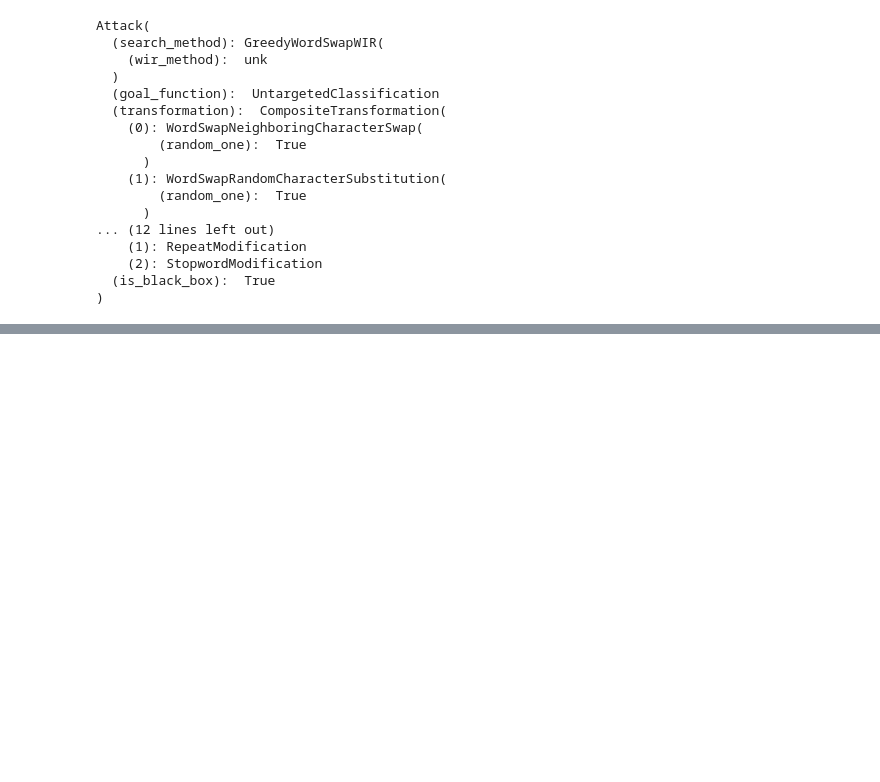
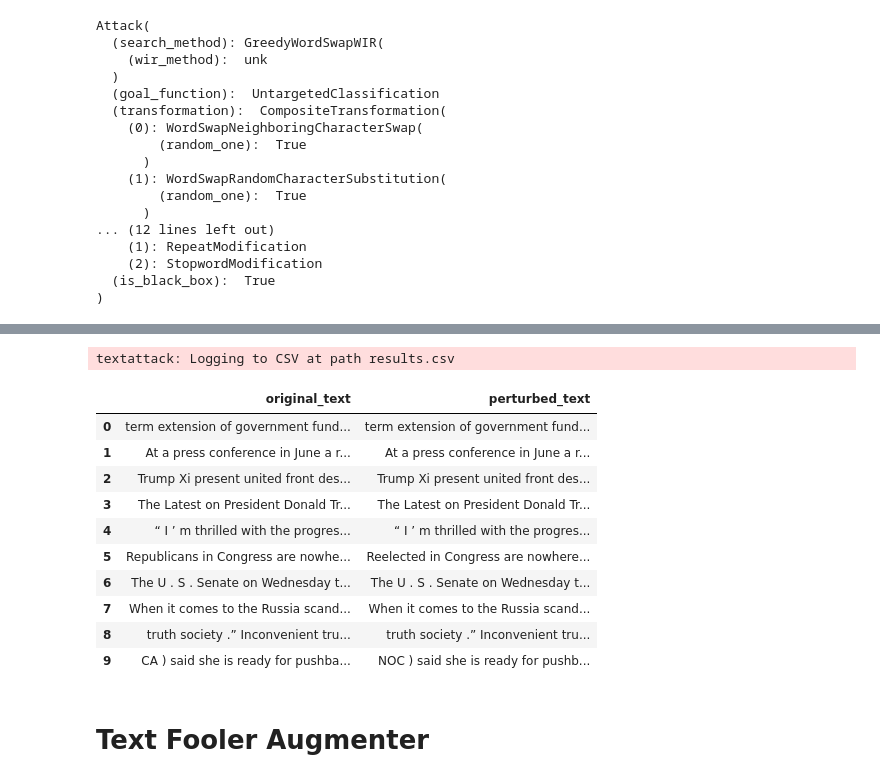
Before and after one commit to nishitjain97/Adversarial-Perturbations-for-Robustness-of-Large-Language-Models, a Jupyter notebook: TextAttackTest/ManyAttacks.ipynb, the cells around one changed output, grey strips where cells are left out. Cells and saved outputs as stored; diff of their text form; code cells hidden in the pictures; blank space fills up the shorter version.

Commit message:
Added code to build augmenter from Attack Recipe

```diff
--- a/TextAttackTest/ManyAttacks.ipynb
+++ b/TextAttackTest/ManyAttacks.ipynb
@@ -931,0 +955,9 @@ At a press conference in June   a reporter asked  Donald Trump  whether  he  ’
+# %%
+from textattack.attack_recipes.textfooler_jin_2019 import TextFoolerJin2019
+
+attack = TextFoolerJin2019.build(model_wrapper)
+
+# transformations = TextFoolerJin2019.get_transformations(attack)
+print(attack.transformation)
+
+print(attack)
@@ -931,0 +983,6 @@ At a press conference in June   a reporter asked  Donald Trump  whether  he  ’
+# %%
+attack_args = AttackArgs(num_examples=10)
+
+attacker = Attacker(attack, dataset, attack_args)
+
+attack_results = attacker.attack_dataset()
@@ -931,0 +1078,32 @@ At a press conference in June   a reporter asked  Donald Trump  whether  he  ’
+# %%
+import pandas as pd
+from textattack.loggers.csv_logger import CSVLogger
+
+pd.options.display.max_colwidth = 480 # increase colum width so we can actually read the examples
+
+logger = CSVLogger(color_method='html')
+# logger = attacker.attack_log_manager.loggers[0]
+
+for result in attack_results:
+    logger.log_attack_result(result)
+
+from IPython.core.display import display, HTML
+
+# print(logger.log_hist())
+
+display(HTML(logger.df[['original_text', 'perturbed_text']].to_html(escape=False)))
+# %% [output]
+textattack: Logging to CSV at path results.csv
+|  | original_text | perturbed_text |
+| 0 | term extension of government fund... | term extension of government fund... |
+| 1 | At a press conference in June a r... | At a press conference in June a r... |
+| 2 | Trump Xi present united front des... | Trump Xi present united front des... |
+| 3 | The Latest on President Donald Tr... | The Latest on President Donald Tr... |
+| 4 | “ I ’ m thrilled with the progres... | “ I ’ m thrilled with the progres... |
+| 5 | Republicans in Congress are nowhe... | Reelected in Congress are nowhere... |
+| 6 | The U . S . Senate on Wednesday t... | The U . S . Senate on Wednesday t... |
+| 7 | When it comes to the Russia scand... | When it comes to the Russia scand... |
+| 8 | truth society .” Inconvenient tru... | truth society .” Inconvenient tru... |
+| 9 | CA ) said she is ready for pushba... | NOC ) said she is ready for pushb... |
+# %% [markdown]
+# Text Fooler Augmenter
```
Also changed, not shown: parts of 10 cells of this notebook.
